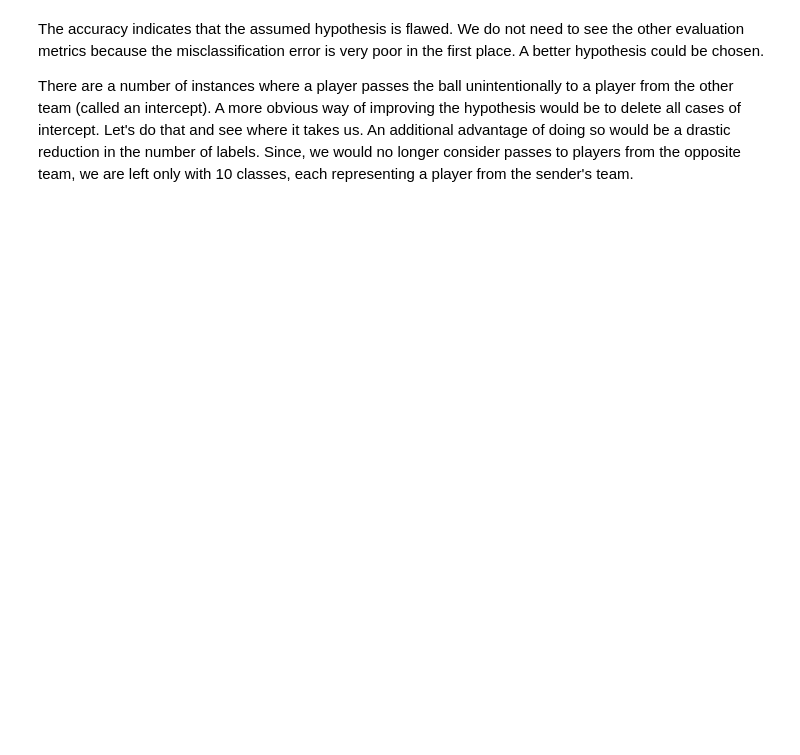
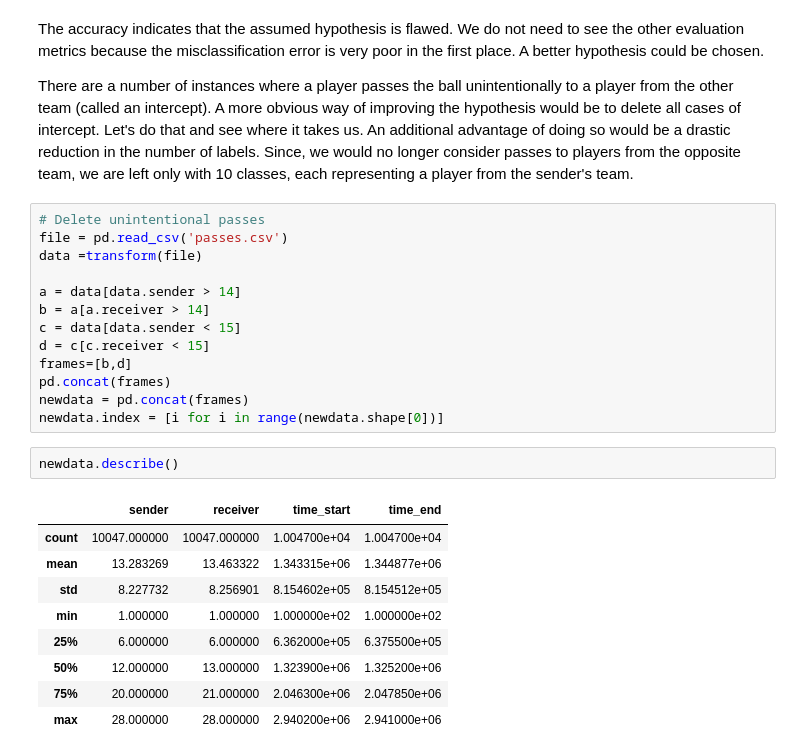
Before and after one commit to KedarDabhadkar/Soccer-Pass-Prediction, a Jupyter notebook: Hypothesis1.ipynb, the cells around one changed output. Drawn from its saved outputs; the diff is of its cells as text; blank space fills up the shorter version.

```diff
--- a/Hypothesis1.ipynb
+++ b/Hypothesis1.ipynb
@@ -137,3 +148,28 @@ A better hypothesis could be chosen.
 There are a number of instances where a player passes the ball unintentionally to a player from the other team (called an intercept).
 A more obvious way of improving the hypothesis would be to delete all cases of intercept.
 Let's do that and see where it takes us. An additional advantage of doing so would be a drastic reduction in the number of labels. Since, we would no longer consider passes to players from the opposite team, we are left only with 10 classes, each representing a player from the sender's team.
+# %%
+# Delete unintentional passes
+file = pd.read_csv('passes.csv')
+data =transform(file)
+
+a = data[data.sender > 14]
+b = a[a.receiver > 14]
+c = data[data.sender < 15]
+d = c[c.receiver < 15]
+frames=[b,d]
+pd.concat(frames)
+newdata = pd.concat(frames)
+newdata.index = [i for i in range(newdata.shape[0])]
+# %%
+newdata.describe()
+# %% [output]
+|  | sender | receiver | time_start | time_end |
+| count | 10047.000000 | 10047.000000 | 1.004700e+04 | 1.004700e+04 |
+| mean | 13.283269 | 13.463322 | 1.343315e+06 | 1.344877e+06 |
+| std | 8.227732 | 8.256901 | 8.154602e+05 | 8.154512e+05 |
+| min | 1.000000 | 1.000000 | 1.000000e+02 | 1.000000e+02 |
+| 25% | 6.000000 | 6.000000 | 6.362000e+05 | 6.375500e+05 |
+| 50% | 12.000000 | 13.000000 | 1.323900e+06 | 1.325200e+06 |
+| 75% | 20.000000 | 21.000000 | 2.046300e+06 | 2.047850e+06 |
+| max | 28.000000 | 28.000000 | 2.940200e+06 | 2.941000e+06 |
```
Also changed, not shown: parts of 27 cells of this notebook, 5 other files.
